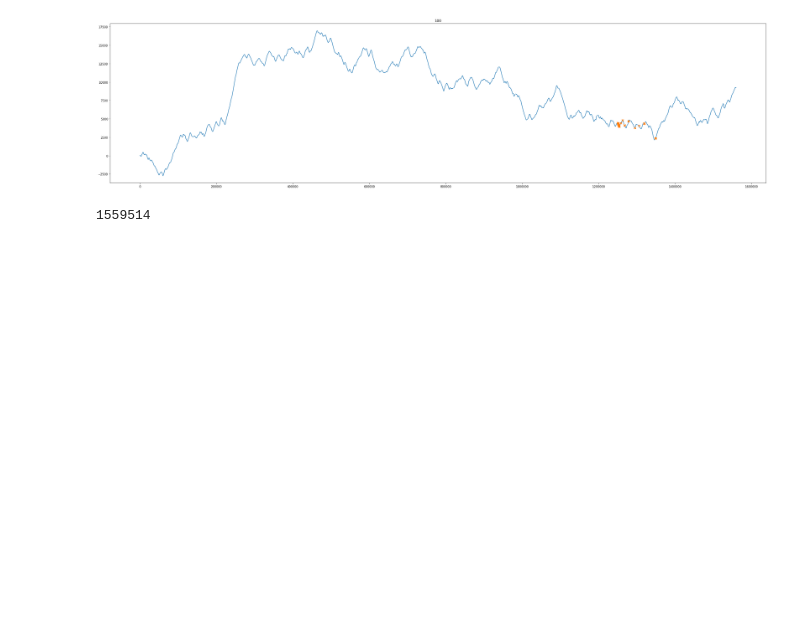
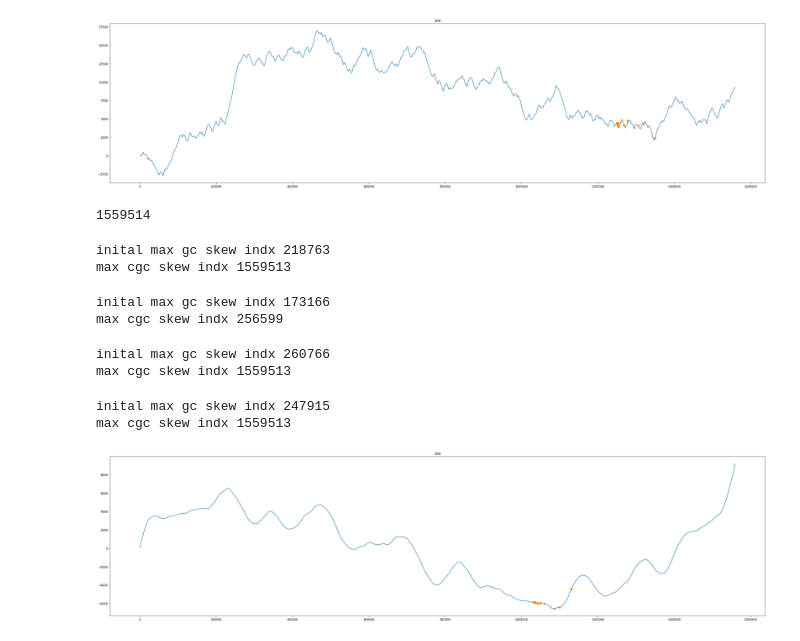
Before and after one commit to MohammedAlJaff/orite, a Jupyter notebook: density_max_combo.ipynb, the cells around one changed output. Saved outputs shown, nothing was run; the diff lists cells and outputs as text; code cells hidden in the pictures; blank space fills up the shorter version.

```diff
--- a/density_max_combo.ipynb
+++ b/density_max_combo.ipynb
@@ -220,3 +206,27 @@ orite.plot_region_list(dopest_regions, og_cgc,rotated=False)
 len(max_cgc)
 # %% [output]
 1559514
+# %%
+m50k = orite.max_rotate_seq_and_skew_calc(og_seq, window_radius=50000)
+# %% [output]
+inital max gc skew indx 218763
+max cgc skew indx 1559513
+# %%
+m100k = orite.max_rotate_seq_and_skew_calc(og_seq, window_radius=100000)
+# %% [output]
+inital max gc skew indx 173166
+max cgc skew indx 256599
+# %%
+m200k = orite.max_rotate_seq_and_skew_calc(og_seq, window_radius=200000)
+# %% [output]
+inital max gc skew indx 260766
+max cgc skew indx 1559513
+# %%
+m25k = orite.max_rotate_seq_and_skew_calc(og_seq, window_radius=25000)
+# %% [output]
+inital max gc skew indx 247915
+max cgc skew indx 1559513
+# %%
+orite.plot_region_list(dopest_regions, m25k[1],rotated=True)
+# %% [output]
+[figure, added]
```
Also changed, not shown: parts of 9 cells of this notebook, 1 other file.
